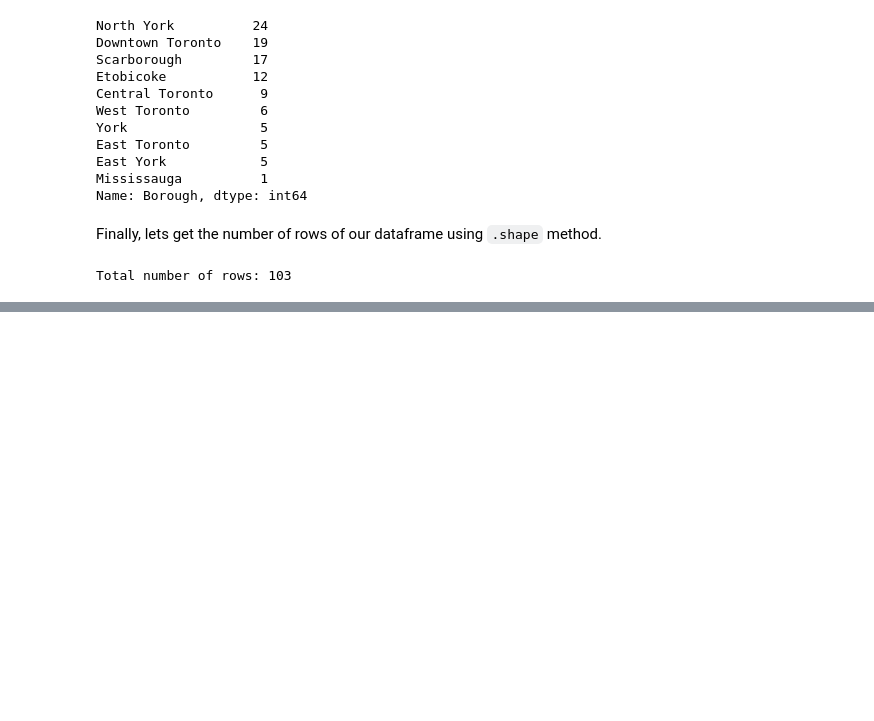
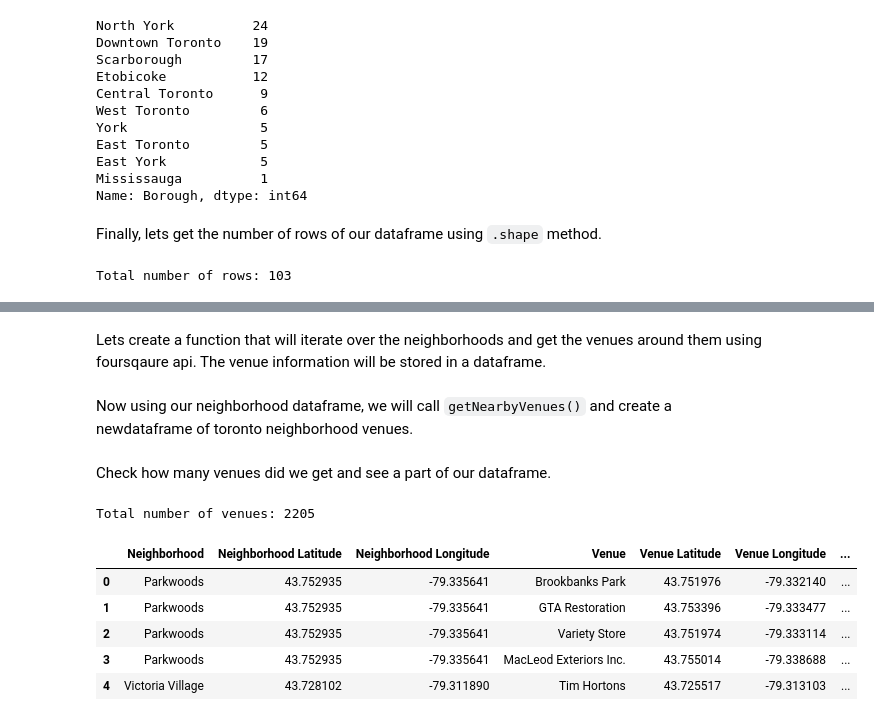
Before and after one commit to imtiaj-sreejon/Coursera_Capstone, a Jupyter notebook: Capstone_Project_Notebook_for_IBM_Applied_Data_Science_Pro.ipynb, the cells around one changed output, grey strips where cells are left out. Drawn from its saved outputs; the diff is of its cells as text; code cells hidden in the pictures; blank space fills up the shorter version.

```diff
--- a/Capstone_Project_Notebook_for_IBM_Applied_Data_Science_Pro.ipynb
+++ b/Capstone_Project_Notebook_for_IBM_Applied_Data_Science_Pro.ipynb
@@ -195,0 +300,2 @@ Total number of rows: 103
+# %% [markdown]
+Lets create a function that will iterate over the neighborhoods and get the venues around them using foursqaure api. The venue information will be stored in a dataframe.
@@ -195,0 +344,2 @@ Total number of rows: 103
+# %% [markdown]
+Now using our neighborhood dataframe, we will call `getNearbyVenues()` and create a newdataframe of toronto neighborhood venues.
@@ -195,0 +351,13 @@ Total number of rows: 103
+# %% [markdown]
+Check how many venues did we get and see a part of our dataframe.
+# %%
+print('Total number of venues:', toronto_venues.shape[0])
+toronto_venues.head()
+# %% [output]
+Total number of venues: 2205
+|  | Neighborhood | Neighborhood Latitude | Neighborhood Longitude | Venue | Venue Latitude | Venue Longitude | ... |
+| 0 | Parkwoods | 43.752935 | -79.335641 | Brookbanks Park | 43.751976 | -79.332140 | ... |
+| 1 | Parkwoods | 43.752935 | -79.335641 | GTA Restoration | 43.753396 | -79.333477 | ... |
+| 2 | Parkwoods | 43.752935 | -79.335641 | Variety Store | 43.751974 | -79.333114 | ... |
+| 3 | Parkwoods | 43.752935 | -79.335641 | MacLeod Exteriors Inc. | 43.755014 | -79.338688 | ... |
+| 4 | Victoria Village | 43.728102 | -79.311890 | Tim Hortons | 43.725517 | -79.313103 | ... |
```
Also changed, not shown: parts of 80 cells of this notebook.
